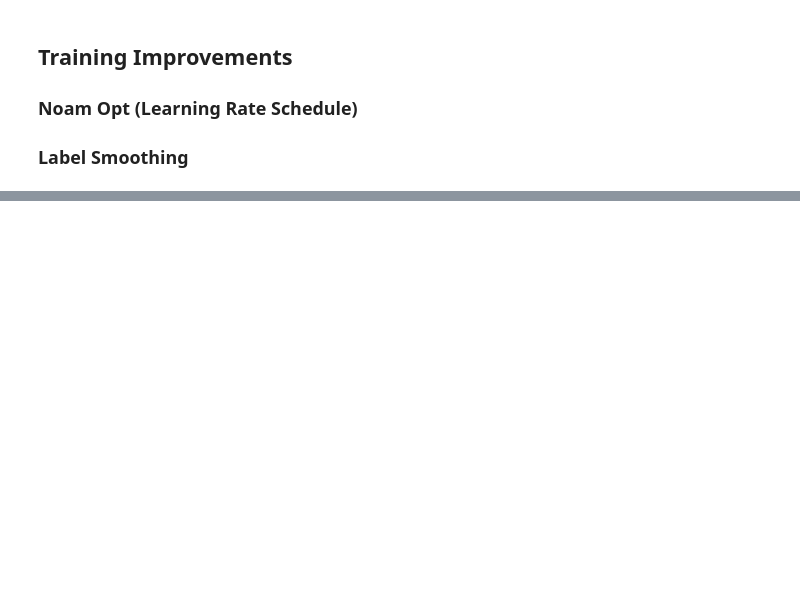
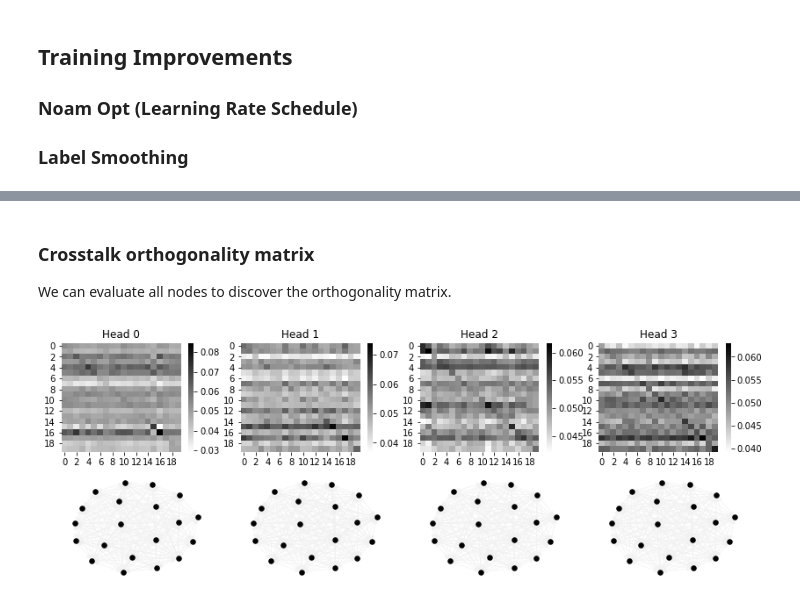
Before and after one commit to jvrana/deep-learning-guides, a Jupyter notebook: notebooks/annotated_universal_graph_transformer/graph_attention_explained.ipynb, the cells around one changed output, grey strips where cells are left out. Cells and saved outputs as stored; diff of their text form; code cells hidden in the pictures; blank space fills up the shorter version.

```diff
--- a/notebooks/annotated_universal_graph_transformer/graph_attention_explained.ipynb
+++ b/notebooks/annotated_universal_graph_transformer/graph_attention_explained.ipynb
@@ -987,0 +1176,26 @@ EncoderDecoder(
+# %% [markdown]
+### Crosstalk orthogonality matrix
+
+We can evaluate all nodes to discover the orthogonality matrix.
+# %%
+nxg = nx.DiGraph()
+
+for i, j in list(itertools.product(list(range(20)), repeat=2)):
+    src = torch.zeros(20)
+    dst = torch.zeros(20)
+    nxg.add_edge(i, j)
+
+    src[i] = 1
+    dst[j] = 1
+    nxg.add_node(i, identity=torch.cat([src, dst]))
+    nxg.add_node(j, identity=torch.cat([dst, src]))
+
+
+g = dgl.from_networkx(nxg, node_attrs=['identity'])
+mod.eval()
+y = mod(g, g.ndata['identity'])
+
+attn = mod.layers[0].layer.attn
+plot_multihead_attention(g, attn, prog='neato')
+# %% [output]
+[figure, added]
```
Also changed, not shown: parts of 22 cells of this notebook, 3 other files.
